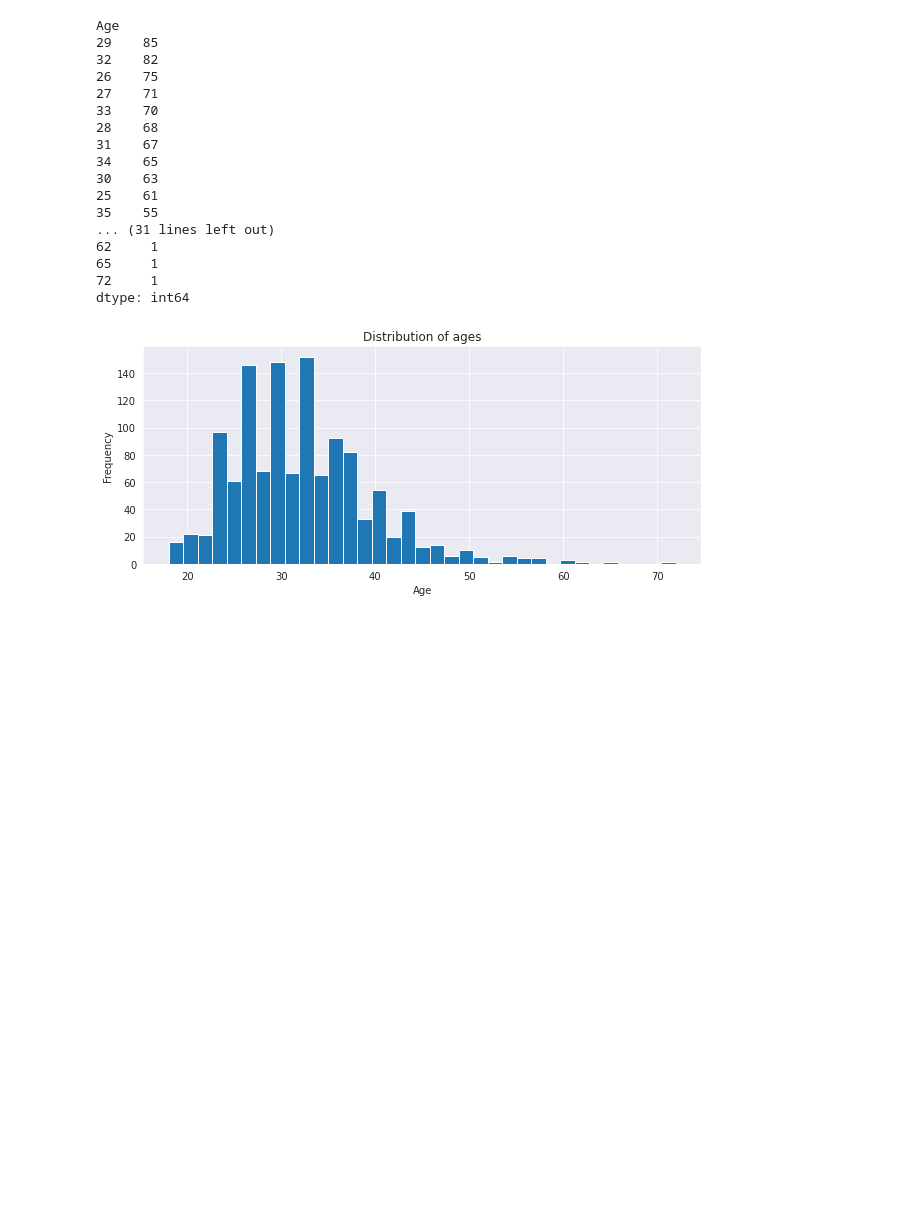
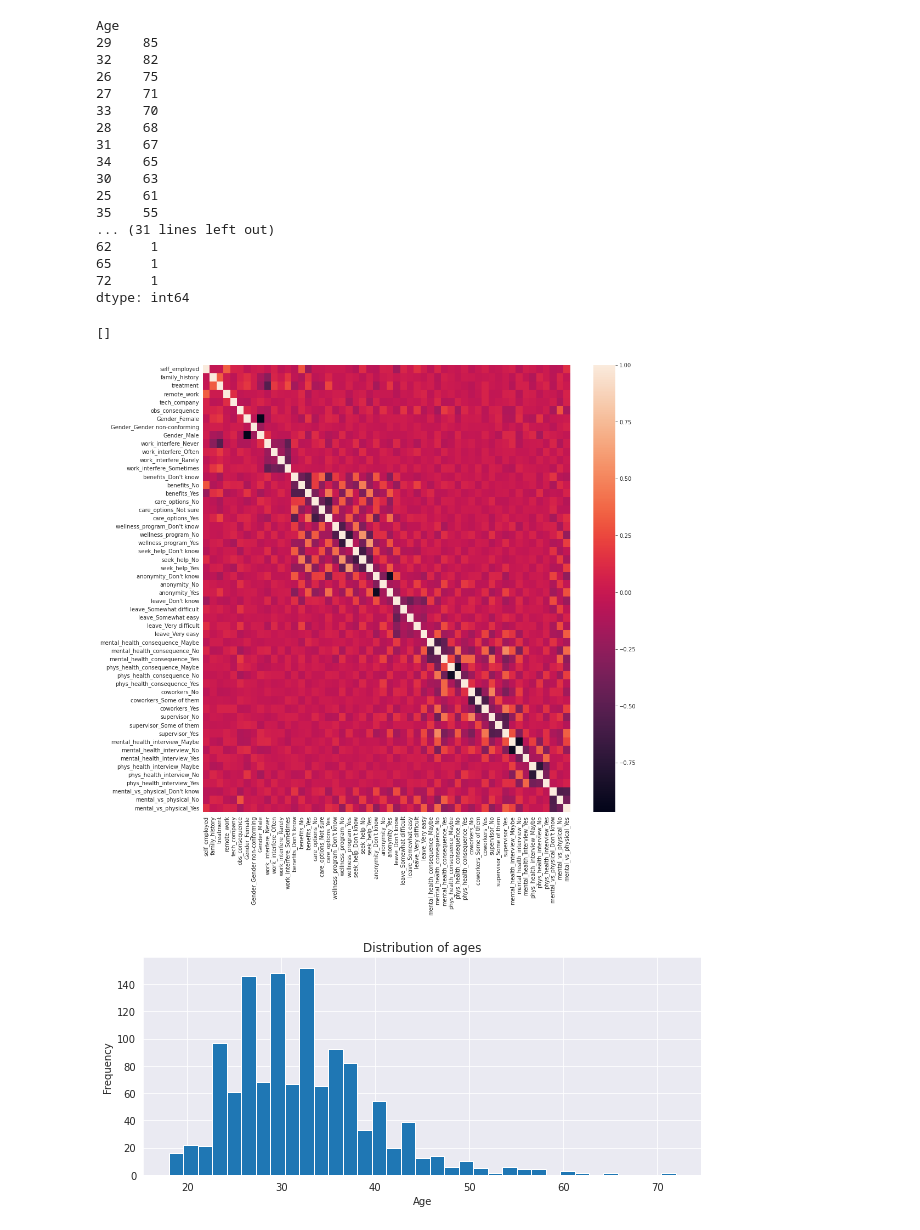
Before and after one commit to moniqueabu/data_science_final_project, a Jupyter notebook: project.ipynb, the cells around one changed output. Drawn from its saved outputs; the diff is of its cells as text; code cells hidden in the pictures; blank space fills up the shorter version.

```diff
--- a/project.ipynb
+++ b/project.ipynb
@@ -129,6 +132,42 @@ Age
 65     1
 72     1
 dtype: int64
+# %%
+#ENCODING OF COLUMNS TO PERFORM CLASSIFICATION
+categorical_cols = [ 'Gender', 'self_employed',
+       'family_history', 'treatment', 'work_interfere',
+       'remote_work', 'tech_company', 'benefits', 'care_options',
+       'wellness_program', 'seek_help', 'anonymity', 'leave',
+       'mental_health_consequence', 'phys_health_consequence', 'coworkers',
+       'supervisor', 'mental_health_interview', 'phys_health_interview',
+       'mental_vs_physical', 'obs_consequence']
+binary_categories = []
+for i in categorical_cols:
+    if(len(df.value_counts(subset=i)) == 2): binary_categories.append(i)
+#binary_categories = ['self_employed', 'family_history', 'treatment', 'remote_work', 'tech_company', 'obs_consequence']
+
+#ENCODING OF COLUMNS TO PERFORM CLASSIFICATION
+df_encoded = df.copy()
+df_encoded = df_encoded[categorical_cols]
+df_encoded = df_encoded.dropna()
+#encode binary columns as 0 or 1
+data_encoding = {"Yes": 1, "No": 0}
+for i in binary_categories:
+    df_encoded[i] = df_encoded[i].replace(data_encoding)
+
+df_encoded = pd.get_dummies(df_encoded)
+#df_encoded.head()
+#print(df_encoded.columns)
+# %%
+#CREATING HEATMAP
+plt.figure(figsize=(15, 15))
+corr_fig = df_encoded.corr()
+#corr_fig.head()
+sns.heatmap(df_heatmap.corr())
+plt.plot()
+# %% [output]
+[]
+[figure, added]
 # %%
 #df.plt.hist(column = 'Age', bins= int(np.sqrt(len(df['Age']))))
 sns.set_style("darkgrid")
```
Also changed, not shown: parts of 23 cells of this notebook.
